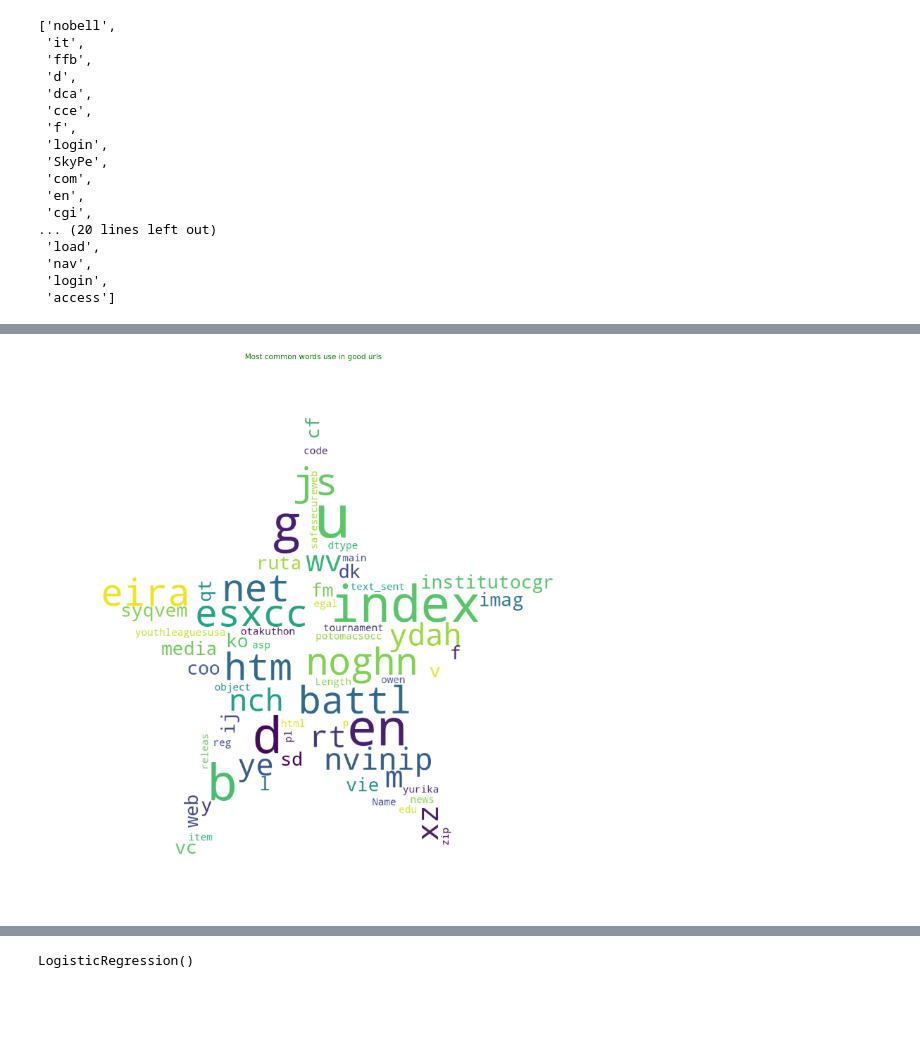
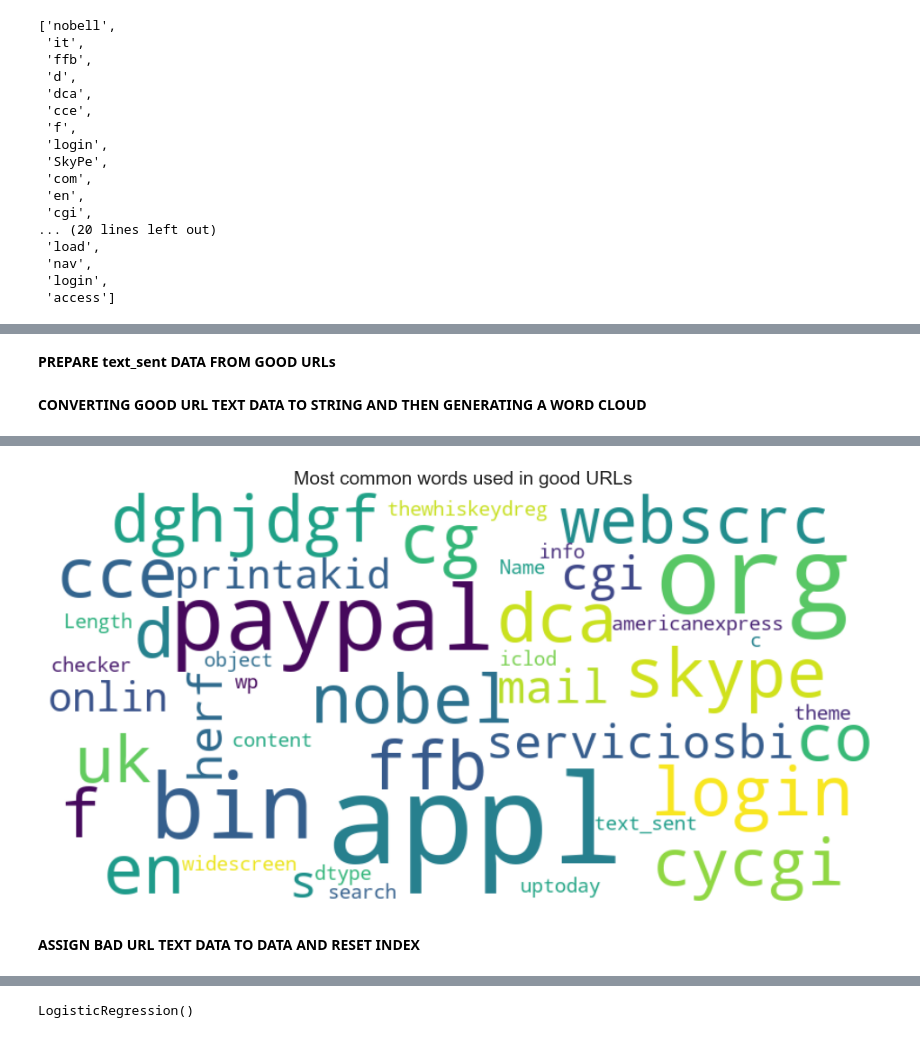
Before and after one commit to ARPIT-SINGHAL-22102003/DATA_SCIENCE, a Jupyter notebook: main.ipynb, the cells around one changed output, grey strips where cells are left out. Cells and saved outputs as stored; diff of their text form; code cells hidden in the pictures; blank space fills up the shorter version.

```diff
--- a/main.ipynb
+++ b/main.ipynb
@@ -246,14 +292,30 @@ def plot_wordcloud(text, mask=None, max_words=400, max_font_size=120, figure_siz
     plt.axis('off');
     plt.tight_layout()
 d = '/content/mask/mask-wordclouds'
+# %% [markdown]
+**PREPARE text_sent DATA FROM GOOD URLs**
 # %%
 data = good_sites.text_sent
 data.reset_index(drop=True, inplace=True)
-# %%
-common_text = str(data)
-# Add a forward slash to create the correct path
-common_mask = np.array(Image.open(d + '/star.png'))
-plot_wordcloud(common_text, common_mask, max_words=400, max_font_size=120,
-               title = 'Most common words use in good urls', title_size=15)
-# %% [output]
-[figure, removed]
+# %% [markdown]
+**CONVERTING GOOD URL TEXT DATA TO STRING AND THEN GENERATING A WORD CLOUD**
+# %%
+%pip install wordcloud
+
+from wordcloud import WordCloud
+import matplotlib.pyplot as plt
+
+# Convert your data to string
+common_text = str(data)
+
+# Create the word cloud without a mask
+wordcloud = WordCloud(width=800, height=400, max_words=400, max_font_size=120,
+                      background_color='white').generate(common_text)
+
+# Plot the word cloud
+plt.figure(figsize=(12, 6))
+plt.imshow(wordcloud, interpolation='bilinear')
+plt.axis('off')
+plt.title('Most common words used in good URLs', fontsize=15)
+plt.show()
+# %% [output]
@@ -260,3 +336,6 @@ plot_wordcloud(common_text, common_mask, max_words=400, max_font_size=120,
+[figure, added]
+# %% [markdown]
+**ASSIGN BAD URL TEXT DATA TO DATA AND RESET INDEX**
 # %%
 data = bad_sites.text_sent
 data.reset_index(drop=True, inplace=True)
```
Also changed, not shown: parts of 60 cells of this notebook, 16 other files.
